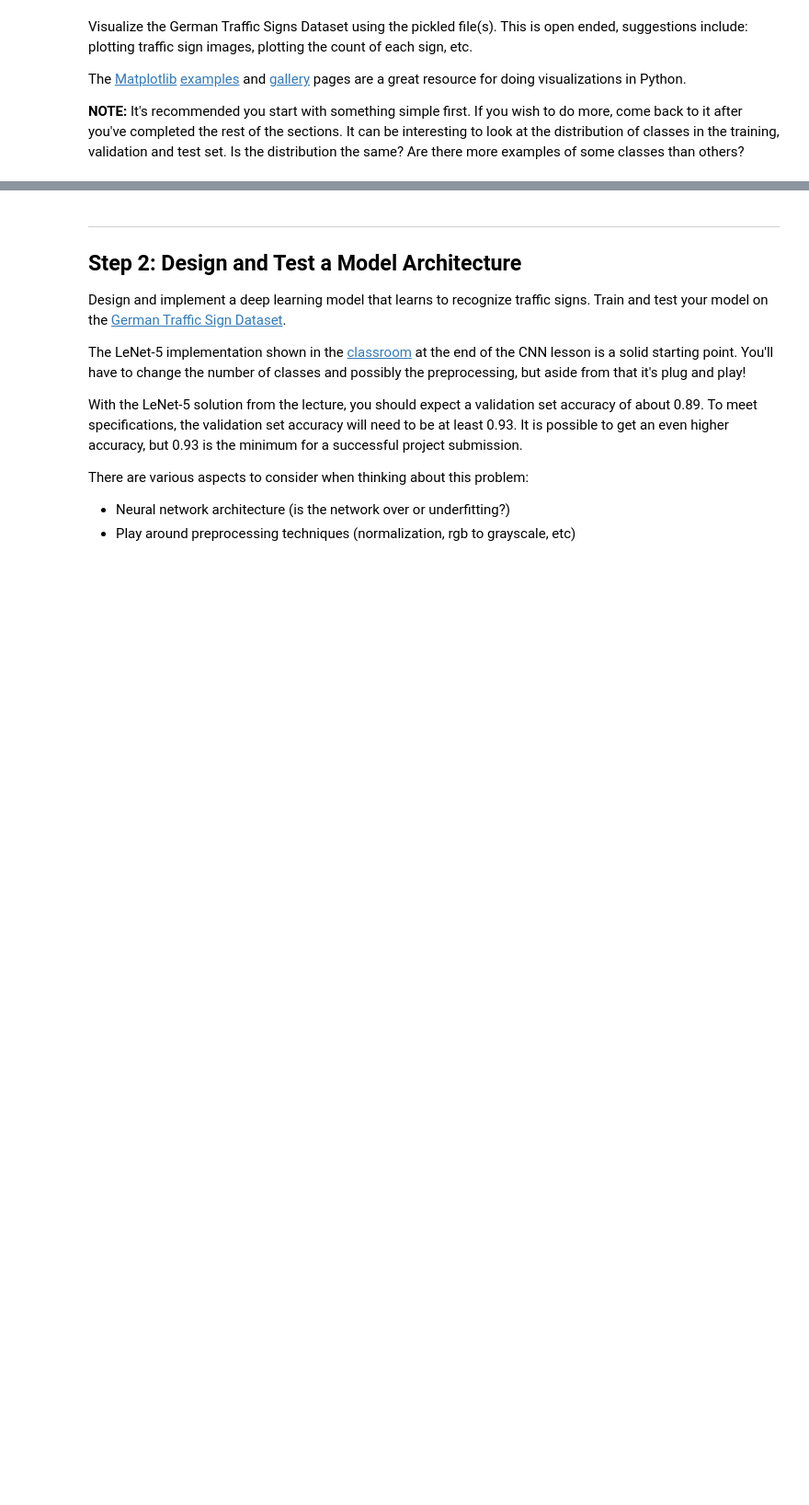
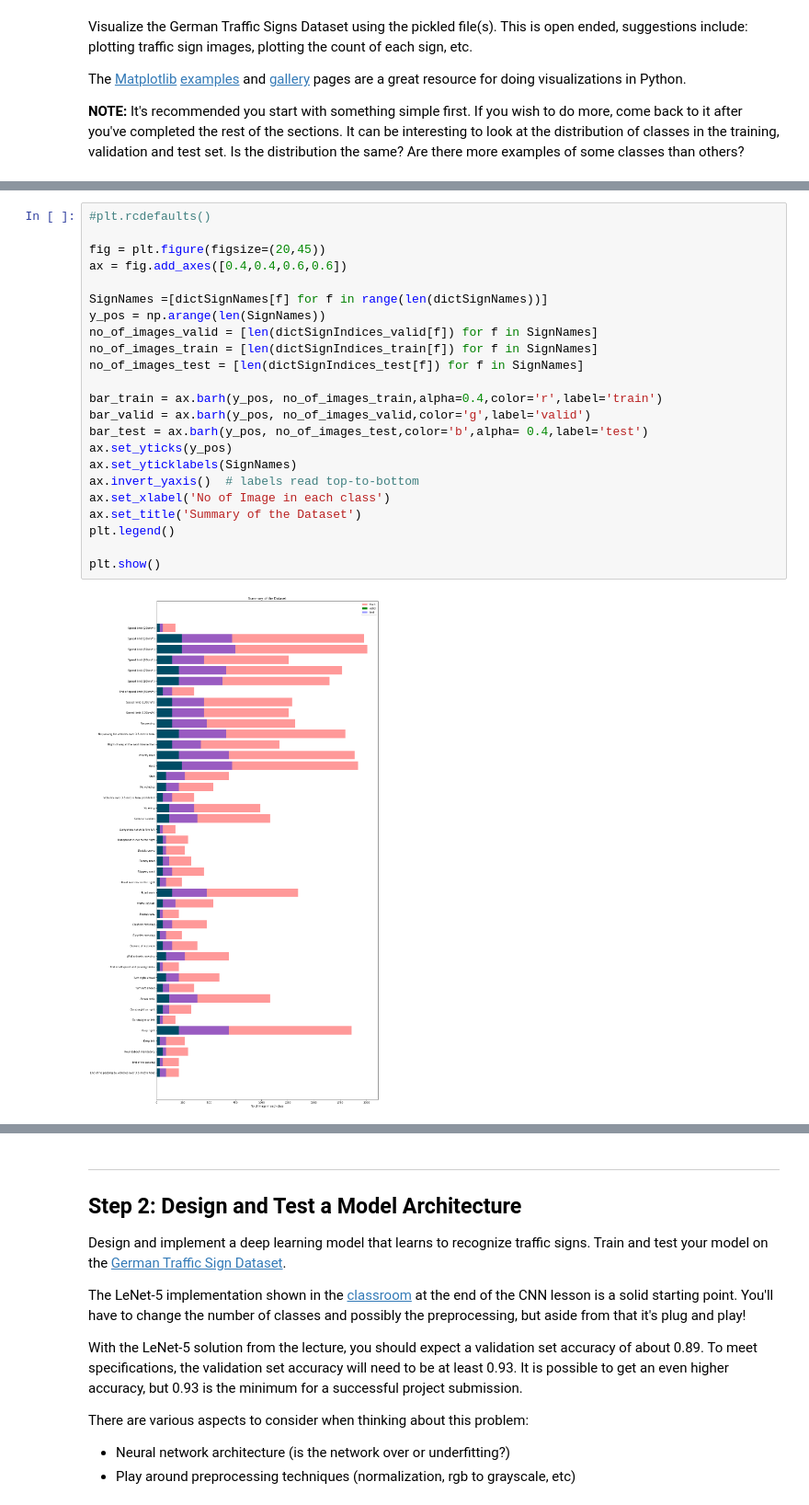
Before and after one commit to laljarus/Project-Traffic-Sign-Classifier-Project-master, a Jupyter notebook: Traffic_Sign_Classifier.ipynb, the cells around one changed output, grey strips where cells are left out. Shown at 92% size. Drawn from its saved outputs; the diff is of its cells as text; blank space fills up the shorter version.

```diff
--- a/Traffic_Sign_Classifier.ipynb
+++ b/Traffic_Sign_Classifier.ipynb
@@ -205,3 +190,28 @@ Summary of Training Dataset:
+# %%
+#plt.rcdefaults()
+
+fig = plt.figure(figsize=(20,45))
+ax = fig.add_axes([0.4,0.4,0.6,0.6])
+
+SignNames =[dictSignNames[f] for f in range(len(dictSignNames))]
+y_pos = np.arange(len(SignNames))
+no_of_images_valid = [len(dictSignIndices_valid[f]) for f in SignNames]
+no_of_images_train = [len(dictSignIndices_train[f]) for f in SignNames]
+no_of_images_test = [len(dictSignIndices_test[f]) for f in SignNames]
+
+bar_train = ax.barh(y_pos, no_of_images_train,alpha=0.4,color='r',label='train')
+bar_valid = ax.barh(y_pos, no_of_images_valid,color='g',label='valid')
+bar_test = ax.barh(y_pos, no_of_images_test,color='b',alpha= 0.4,label='test')
+ax.set_yticks(y_pos)
+ax.set_yticklabels(SignNames)
+ax.invert_yaxis()  # labels read top-to-bottom
+ax.set_xlabel('No of Image in each class')
+ax.set_title('Summary of the Dataset')
+plt.legend()
+
+plt.show()
+# %% [output]
+[figure, added]
 # %%
 print('Sample images of the Traffic Signs:')
 j = 1
```
Also changed, not shown: parts of 12 cells of this notebook.
